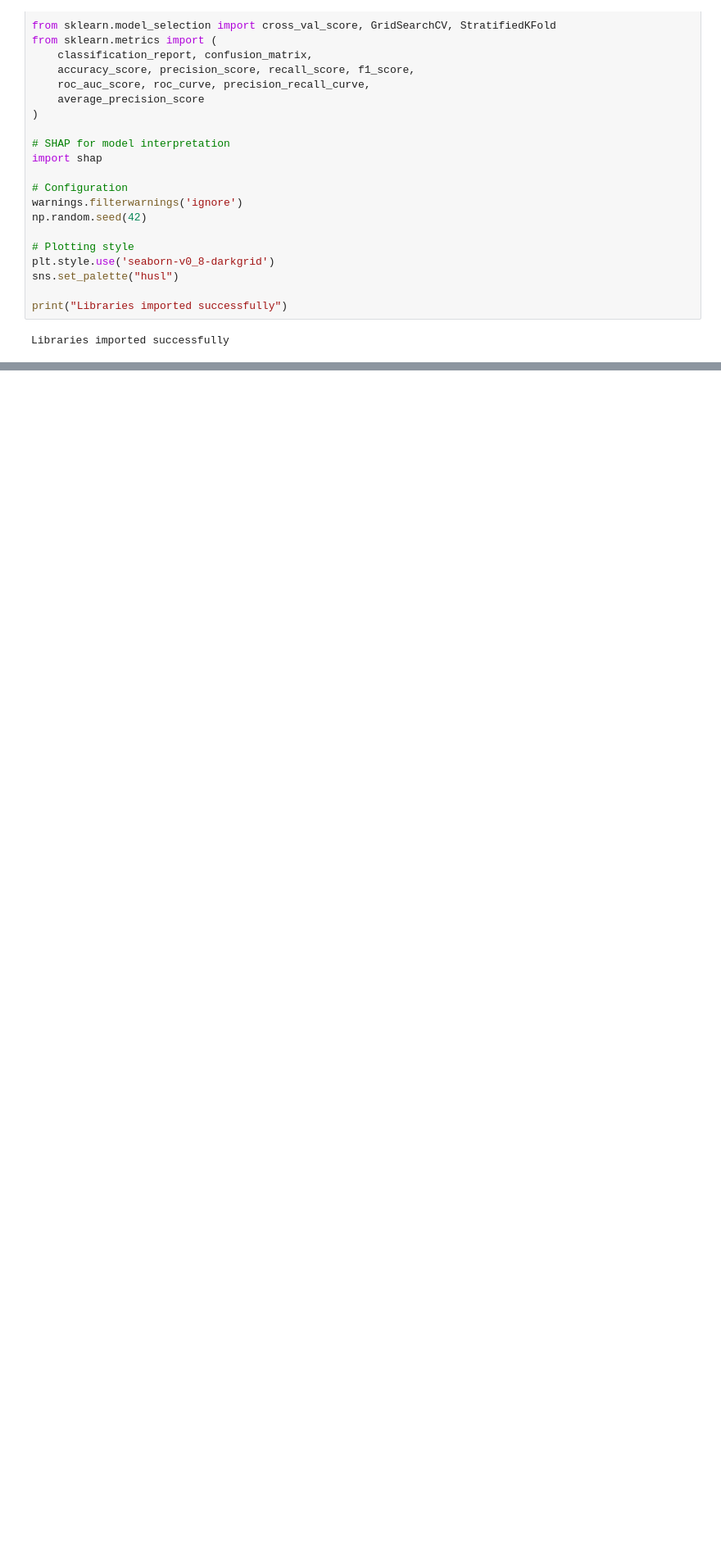
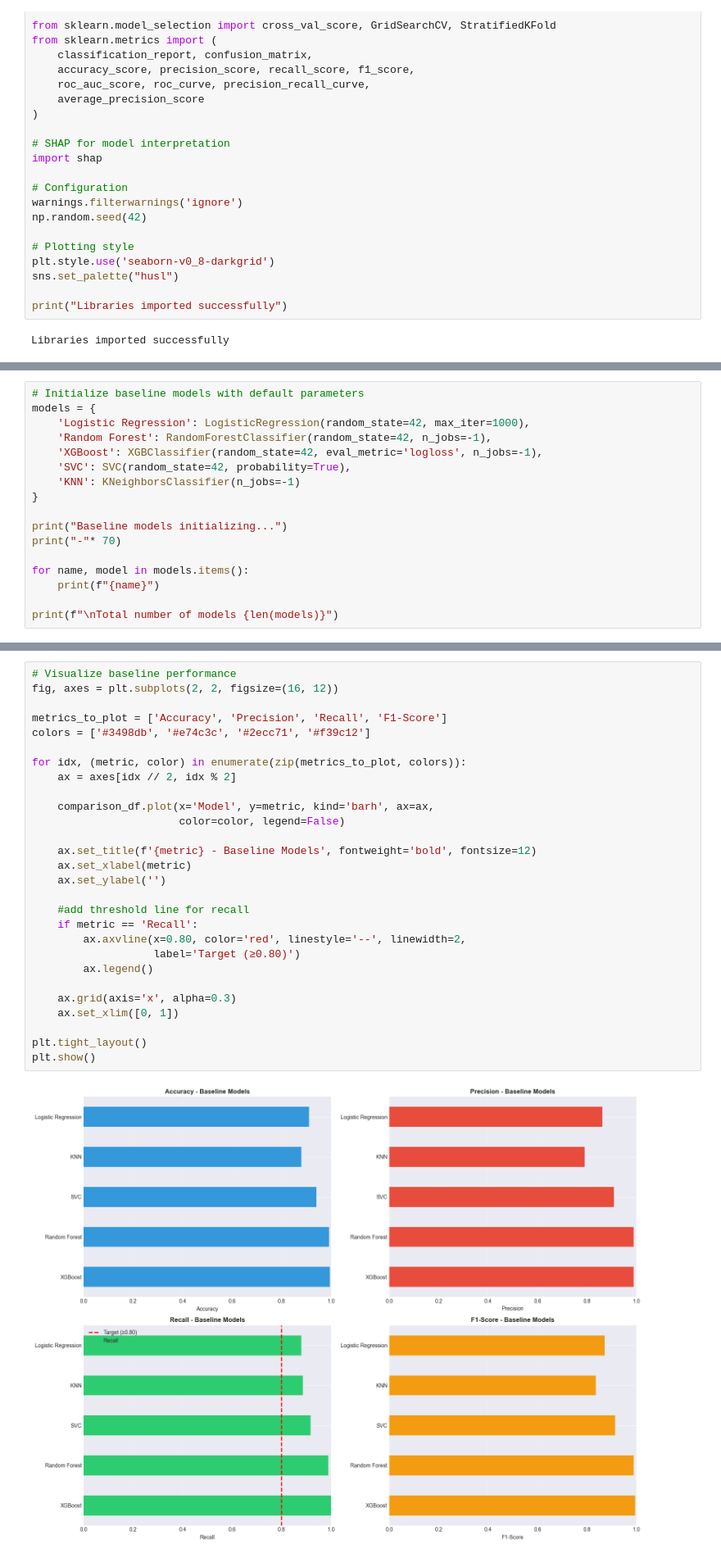
Before and after one commit to addetsi/Bank-Financial-Health-Analysis, a Jupyter notebook: 04_model_training.ipynb, the cells around one changed output, grey strips where cells are left out. Shown at 82% size. Cells and saved outputs as stored; diff of their text form; blank space fills up the shorter version.

Commit message:
completed model training and evaluation

```diff
--- a/04_model_training.ipynb
+++ b/04_model_training.ipynb
@@ -88,0 +135,17 @@ Libraries imported successfully
+# %%
+# Initialize baseline models with default parameters
+models = {
+    'Logistic Regression': LogisticRegression(random_state=42, max_iter=1000),
+    'Random Forest': RandomForestClassifier(random_state=42, n_jobs=-1),
+    'XGBoost': XGBClassifier(random_state=42, eval_metric='logloss', n_jobs=-1),
+    'SVC': SVC(random_state=42, probability=True),
+    'KNN': KNeighborsClassifier(n_jobs=-1)
+}
+
+print("Baseline models initializing...")
+print("-"* 70)
+
+for name, model in models.items():
+    print(f"{name}")
+
+print(f"\nTotal number of models {len(models)}")
@@ -88,0 +300,30 @@ Libraries imported successfully
+# %%
+# Visualize baseline performance
+fig, axes = plt.subplots(2, 2, figsize=(16, 12))
+
+metrics_to_plot = ['Accuracy', 'Precision', 'Recall', 'F1-Score']
+colors = ['#3498db', '#e74c3c', '#2ecc71', '#f39c12']
+
+for idx, (metric, color) in enumerate(zip(metrics_to_plot, colors)):
+    ax = axes[idx // 2, idx % 2]
+
+    comparison_df.plot(x='Model', y=metric, kind='barh', ax=ax,
+                       color=color, legend=False)
+
+    ax.set_title(f'{metric} - Baseline Models', fontweight='bold', fontsize=12)
+    ax.set_xlabel(metric)
+    ax.set_ylabel('')
+
+    #add threshold line for recall
+    if metric == 'Recall':
+        ax.axvline(x=0.80, color='red', linestyle='--', linewidth=2,
+                   label='Target (≥0.80)')
+        ax.legend()
+
+    ax.grid(axis='x', alpha=0.3)
+    ax.set_xlim([0, 1])
+
+plt.tight_layout()
+plt.show()
+# %% [output]
+[figure, added]
```
Also changed, not shown: parts of 9 cells of this notebook.
